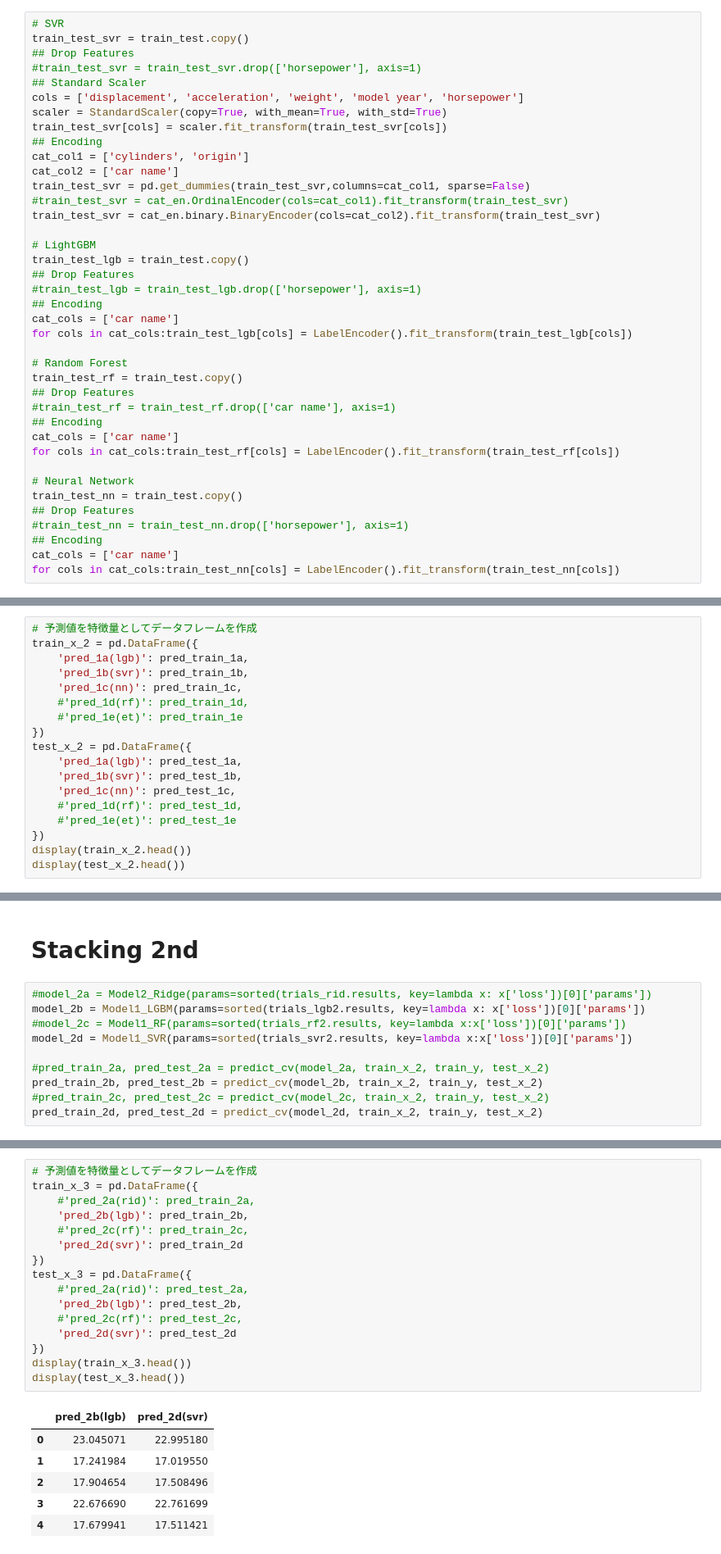
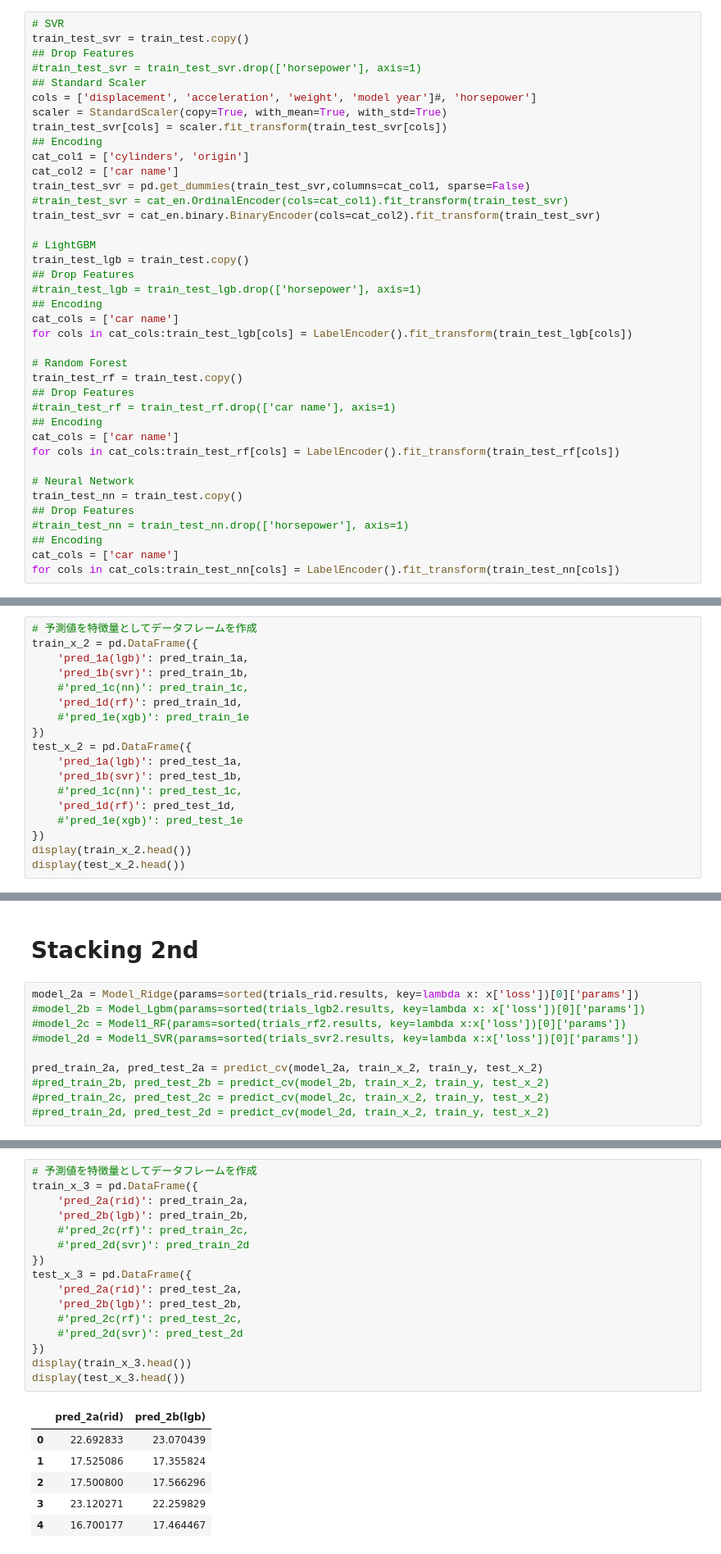
Before and after one commit to YusukeAmg/SIGNATE_4th_BeginnerOnlyCompetition, a Jupyter notebook: notebook/Stacking.ipynb, the cells around one changed output, grey strips where cells are left out. Shown at 82% size. Drawn from its saved outputs; the diff is of its cells as text.

```diff
--- a/notebook/Stacking.ipynb
+++ b/notebook/Stacking.ipynb
@@ -102,7 +99,7 @@ train_test_svr = train_test.copy()
 ## Drop Features
 #train_test_svr = train_test_svr.drop(['horsepower'], axis=1)
 ## Standard Scaler
-cols = ['displacement', 'acceleration', 'weight', 'model year', 'horsepower']
+cols = ['displacement', 'acceleration', 'weight', 'model year']#, 'horsepower']
 scaler = StandardScaler(copy=True, with_mean=True, with_std=True)
 train_test_svr[cols] = scaler.fit_transform(train_test_svr[cols])
 ## Encoding
@@ -652,16 +664,16 @@ model_1d(rf) score: 2.9171
 train_x_2 = pd.DataFrame({
     'pred_1a(lgb)': pred_train_1a,
     'pred_1b(svr)': pred_train_1b,
-    'pred_1c(nn)': pred_train_1c,
-    #'pred_1d(rf)': pred_train_1d,
-    #'pred_1e(et)': pred_train_1e
+    #'pred_1c(nn)': pred_train_1c,
+    'pred_1d(rf)': pred_train_1d,
+    #'pred_1e(xgb)': pred_train_1e
 })
 test_x_2 = pd.DataFrame({
     'pred_1a(lgb)': pred_test_1a,
     'pred_1b(svr)': pred_test_1b,
-    'pred_1c(nn)': pred_test_1c,
-    #'pred_1d(rf)': pred_test_1d,
-    #'pred_1e(et)': pred_test_1e
+    #'pred_1c(nn)': pred_test_1c,
+    'pred_1d(rf)': pred_test_1d,
+    #'pred_1e(xgb)': pred_test_1e
 })
 display(train_x_2.head())
 display(test_x_2.head())
@@ -806,13 +804,13 @@ best_svr2 = fmin(
 # %% [markdown]
 # Stacking 2nd
 # %%
-#model_2a = Model2_Ridge(params=sorted(trials_rid.results, key=lambda x: x['loss'])[0]['params'])
-model_2b = Model1_LGBM(params=sorted(trials_lgb2.results, key=lambda x: x['loss'])[0]['params'])
+model_2a = Model_Ridge(params=sorted(trials_rid.results, key=lambda x: x['loss'])[0]['params'])
+#model_2b = Model_Lgbm(params=sorted(trials_lgb2.results, key=lambda x: x['loss'])[0]['params'])
 #model_2c = Model1_RF(params=sorted(trials_rf2.results, key=lambda x:x['loss'])[0]['params'])
-model_2d = Model1_SVR(params=sorted(trials_svr2.results, key=lambda x:x['loss'])[0]['params'])
+#model_2d = Model1_SVR(params=sorted(trials_svr2.results, key=lambda x:x['loss'])[0]['params'])
 
-#pred_train_2a, pred_test_2a = predict_cv(model_2a, train_x_2, train_y, test_x_2)
-pred_train_2b, pred_test_2b = predict_cv(model_2b, train_x_2, train_y, test_x_2)
+pred_train_2a, pred_test_2a = predict_cv(model_2a, train_x_2, train_y, test_x_2)
+#pred_train_2b, pred_test_2b = predict_cv(model_2b, train_x_2, train_y, test_x_2)
 #pred_train_2c, pred_test_2c = predict_cv(model_2c, train_x_2, train_y, test_x_2)
-pred_train_2d, pred_test_2d = predict_cv(model_2d, train_x_2, train_y, test_x_2)
+#pred_train_2d, pred_test_2d = predict_cv(model_2d, train_x_2, train_y, test_x_2)
 # %%
@@ -831,23 +828,23 @@ model_2d(svr) score: 3.2023
 # %%
 # 予測値を特徴量としてデータフレームを作成
 train_x_3 = pd.DataFrame({
-    #'pred_2a(rid)': pred_train_2a,
+    'pred_2a(rid)': pred_train_2a,
     'pred_2b(lgb)': pred_train_2b,
     #'pred_2c(rf)': pred_train_2c,
-    'pred_2d(svr)': pred_train_2d
+    #'pred_2d(svr)': pred_train_2d
 })
 test_x_3 = pd.DataFrame({
-    #'pred_2a(rid)': pred_test_2a,
+    'pred_2a(rid)': pred_test_2a,
     'pred_2b(lgb)': pred_test_2b,
     #'pred_2c(rf)': pred_test_2c,
-    'pred_2d(svr)': pred_test_2d
+    #'pred_2d(svr)': pred_test_2d
 })
 display(train_x_3.head())
 display(test_x_3.head())
 # %% [output]
-|  | pred_2b(lgb) | pred_2d(svr) |
-| 0 | 23.045071 | 22.995180 |
-| 1 | 17.241984 | 17.019550 |
-| 2 | 17.904654 | 17.508496 |
-| 3 | 22.676690 | 22.761699 |
-| 4 | 17.679941 | 17.511421 |
+|  | pred_2a(rid) | pred_2b(lgb) |
+| 0 | 22.692833 | 23.070439 |
+| 1 | 17.525086 | 17.355824 |
+| 2 | 17.500800 | 17.566296 |
+| 3 | 23.120271 | 22.259829 |
+| 4 | 16.700177 | 17.464467 |
```
Also changed, not shown: parts of 32 cells of this notebook, 5 other files.
